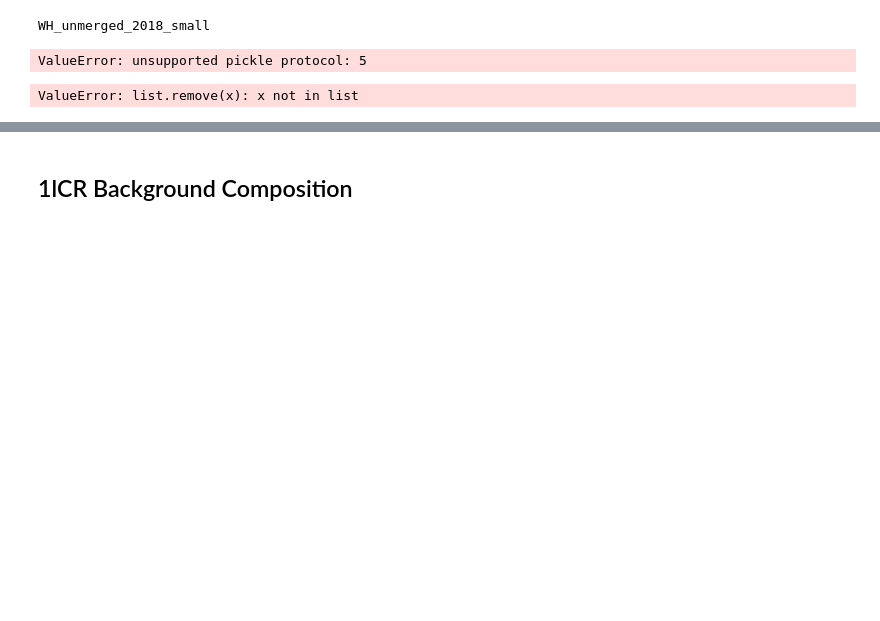
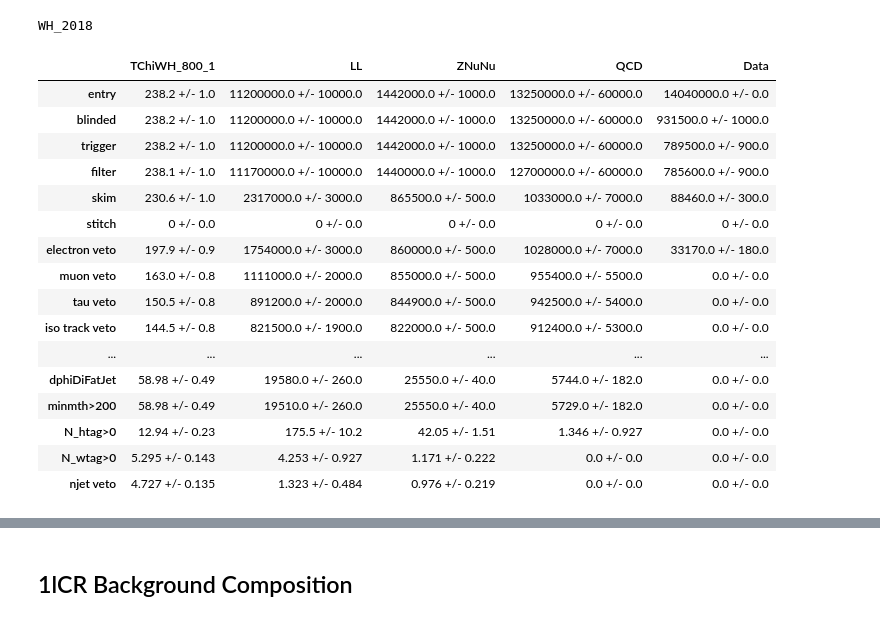
Before and after one commit to ksalyer/tW_scattering, a Jupyter notebook: processor/oneLep_CR.ipynb, the cells around one changed output, grey strips where cells are left out. Cells and saved outputs as stored; diff of their text form; code cells hidden in the pictures; blank space fills up the shorter version.

```diff
--- a/processor/oneLep_CR.ipynb
+++ b/processor/oneLep_CR.ipynb
@@ -620,9 +786,9 @@ else:
 if not runLocal:
     print(c)
 # %%
-overwrite = True
-small = True
-merge = False
+overwrite = False
+small = False
+merge = True
 
 tag = '0p1p27'
 
@@ -647,6 +813,7 @@ elif year == 2018:
 fileset_WH_merge   = {#'TChiWH_1000_1': benchmark_files,
                 signalPoint: fileset_year['signal'],
                 'LL': fileset_year['WJets'] + fileset_year['TTJets'] + fileset_year['ST'] + fileset_year['WW'] + fileset_year['TTW'],
+                #'LL': fileset_year['WJets_ext'] + fileset_year['TTJets'] + fileset_year['ST'] + fileset_year['WW'] + fileset_year['TTW'],
                 'QCD': fileset_year['QCD'],
                 'ZNuNu': fileset_year['ZNuNu'] + fileset_year['TTZ'] + fileset_year['VV'],
                 'Data': fileset_year['MET'],
@@ -654,8 +821,10 @@ fileset_WH_merge   = {#'TChiWH_1000_1': benchmark_files,
 
 fileset_WH   = {#'TChiWH_1000_1': benchmark_files,
                 signalPoint: fileset_year['signal'],
-                'WJets':  fileset_year['WJets'],
+                #'WJets':  fileset_year['WJets'],
+                'WJets':  fileset_year['WJets_ext'],
                 'TTJets': fileset_year['TTJets'],
+                #'TTJets': fileset_year['TTJets_ext'],
                 'ST':     fileset_year['ST'],
                 'WW':     fileset_year['WW'],
                 'ttW':    fileset_year['TTW'],
@@ -707,8 +876,10 @@ else:
             fileset = {
                 #'TChiWH_1000_1': benchmark_files,
                 signalPoint: fileset_year['signal'][:6],
-                'WJets':  fileset_year['WJets'][:1],
+                #'WJets':  fileset_year['WJets'][:1],
+                'WJets':  fileset_year['WJets_ext'][:1],
                 'TTJets': fileset_year['TTJets'][:1],
+                #'TTJets': fileset_year['TTJets_ext'][:1],
                 'ST':     fileset_year['ST'][:1],
                 'WW':     fileset_year['WW'][:1],
                 'ttW':    fileset_year['TTW'][:1],
@@ -736,19 +907,34 @@ else:
     cache['simple_output']  = output
     cache.dump()
 # %% [output]
-WH_unmerged_2018_small
+WH_2018
-ValueError: unsupported pickle protocol: 5
 # %%
 # Cutflow
 from Tools.helpers import getCutFlowTable
 
 processes = processesList
 lines     = ['entry']
 lines    += linesList
-df        = getCutFlowTable(output, processes=processes, lines=lines, significantFigures=4, signal=signalPoint)
+df        = getCutFlowTable(output, processes=processes, lines=lines, significantFigures=4)#, signal=signalPoint)
 df
 # %% [output]
-ValueError: list.remove(x): x not in list
+|  | TChiWH_800_1 | LL | ZNuNu | QCD | Data |
+| entry | 238.2 +/- 1.0 | 11200000.0 +/- 10000.0 | 1442000.0 +/- 1000.0 | 13250000.0 +/- 60000.0 | 14040000.0 +/- 0.0 |
+| blinded | 238.2 +/- 1.0 | 11200000.0 +/- 10000.0 | 1442000.0 +/- 1000.0 | 13250000.0 +/- 60000.0 | 931500.0 +/- 1000.0 |
+| trigger | 238.2 +/- 1.0 | 11200000.0 +/- 10000.0 | 1442000.0 +/- 1000.0 | 13250000.0 +/- 60000.0 | 789500.0 +/- 900.0 |
+| filter | 238.1 +/- 1.0 | 11170000.0 +/- 10000.0 | 1440000.0 +/- 1000.0 | 12700000.0 +/- 60000.0 | 785600.0 +/- 900.0 |
+| skim | 230.6 +/- 1.0 | 2317000.0 +/- 3000.0 | 865500.0 +/- 500.0 | 1033000.0 +/- 7000.0 | 88460.0 +/- 300.0 |
+| stitch | 0 +/- 0.0 | 0 +/- 0.0 | 0 +/- 0.0 | 0 +/- 0.0 | 0 +/- 0.0 |
+| electron veto | 197.9 +/- 0.9 | 1754000.0 +/- 3000.0 | 860000.0 +/- 500.0 | 1028000.0 +/- 7000.0 | 33170.0 +/- 180.0 |
+| muon veto | 163.0 +/- 0.8 | 1111000.0 +/- 2000.0 | 855000.0 +/- 500.0 | 955400.0 +/- 5500.0 | 0.0 +/- 0.0 |
+| tau veto | 150.5 +/- 0.8 | 891200.0 +/- 2000.0 | 844900.0 +/- 500.0 | 942500.0 +/- 5400.0 | 0.0 +/- 0.0 |
+| iso track veto | 144.5 +/- 0.8 | 821500.0 +/- 1900.0 | 822000.0 +/- 500.0 | 912400.0 +/- 5300.0 | 0.0 +/- 0.0 |
+| ... | ... | ... | ... | ... | ... |
+| dphiDiFatJet | 58.98 +/- 0.49 | 19580.0 +/- 260.0 | 25550.0 +/- 40.0 | 5744.0 +/- 182.0 | 0.0 +/- 0.0 |
+| minmth>200 | 58.98 +/- 0.49 | 19510.0 +/- 260.0 | 25550.0 +/- 40.0 | 5729.0 +/- 182.0 | 0.0 +/- 0.0 |
+| N_htag>0 | 12.94 +/- 0.23 | 175.5 +/- 10.2 | 42.05 +/- 1.51 | 1.346 +/- 0.927 | 0.0 +/- 0.0 |
+| N_wtag>0 | 5.295 +/- 0.143 | 4.253 +/- 0.927 | 1.171 +/- 0.222 | 0.0 +/- 0.0 | 0.0 +/- 0.0 |
+| njet veto | 4.727 +/- 0.135 | 1.323 +/- 0.484 | 0.976 +/- 0.219 | 0.0 +/- 0.0 | 0.0 +/- 0.0 |
 # %%
 # Efficiencies
 df = getCutFlowTable(output, processes=processes, lines=lines, significantFigures=3, absolute=False)
```
Also changed, not shown: parts of 16 cells of this notebook, 3 other files.
